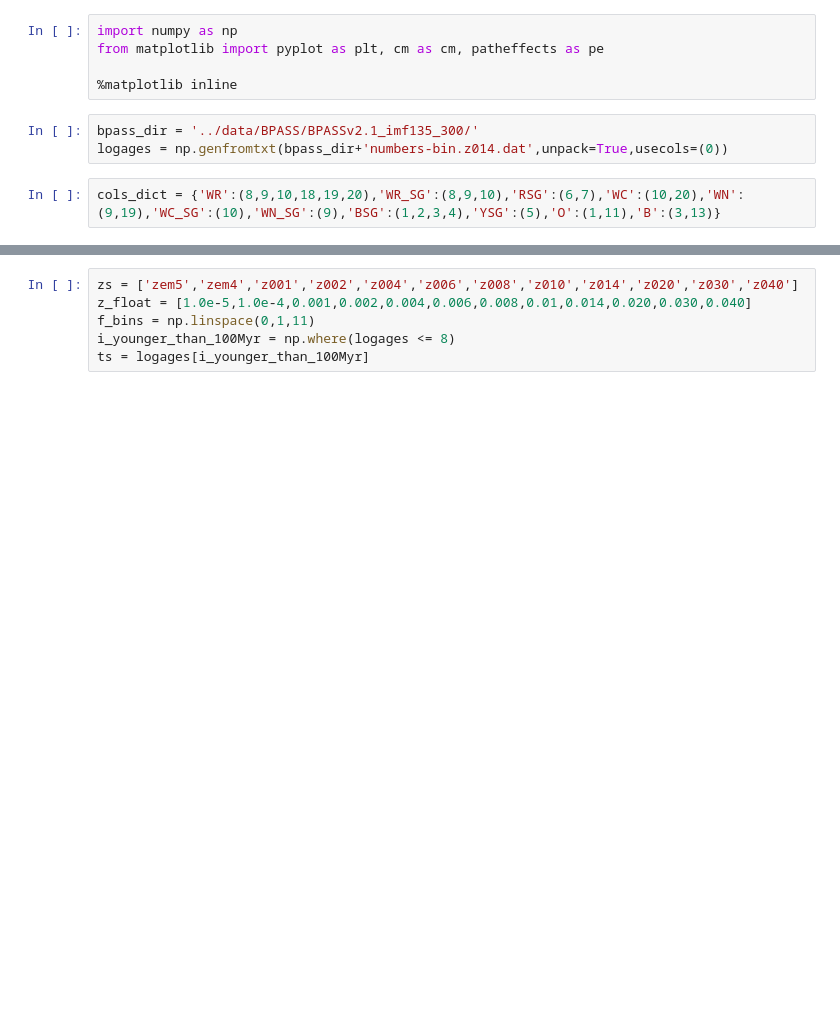
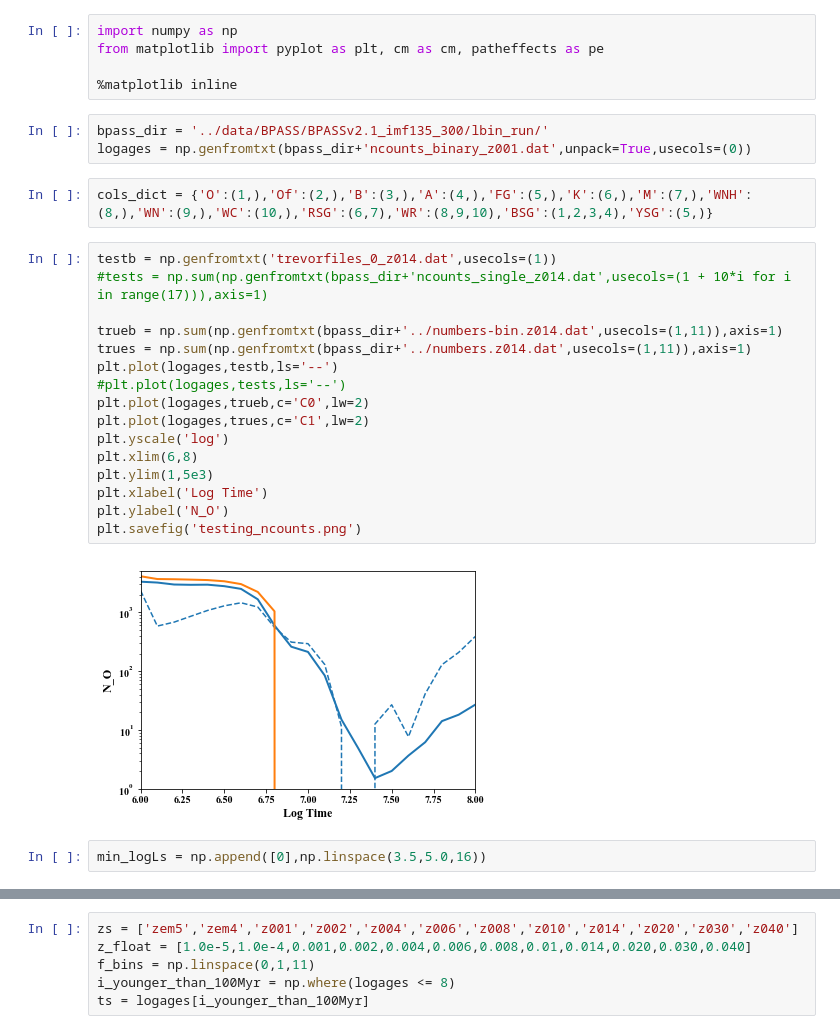
Before and after one commit to tzdwi/Diagnostics, a Jupyter notebook: code/diagnostics.ipynb, the cells around one changed output, grey strips where cells are left out. Saved outputs shown, nothing was run; the diff lists cells and outputs as text; blank space fills up the shorter version.

```diff
--- a/code/diagnostics.ipynb
+++ b/code/diagnostics.ipynb
@@ -4,7 +4,27 @@ from matplotlib import pyplot as plt, cm as cm, patheffects as pe
 
 %matplotlib inline
 # %%
-bpass_dir = '../data/BPASS/BPASSv2.1_imf135_300/'
-logages = np.genfromtxt(bpass_dir+'numbers-bin.z014.dat',unpack=True,usecols=(0))
+bpass_dir = '../data/BPASS/BPASSv2.1_imf135_300/lbin_run/'
+logages = np.genfromtxt(bpass_dir+'ncounts_binary_z001.dat',unpack=True,usecols=(0))
-# %%
-cols_dict = {'WR':(8,9,10,18,19,20),'WR_SG':(8,9,10),'RSG':(6,7),'WC':(10,20),'WN':(9,19),'WC_SG':(10),'WN_SG':(9),'BSG':(1,2,3,4),'YSG':(5),'O':(1,11),'B':(3,13)}
+# %%
+cols_dict = {'O':(1,),'Of':(2,),'B':(3,),'A':(4,),'FG':(5,),'K':(6,),'M':(7,),'WNH':(8,),'WN':(9,),'WC':(10,),'RSG':(6,7),'WR':(8,9,10),'BSG':(1,2,3,4),'YSG':(5,)}
+# %%
+testb = np.genfromtxt('trevorfiles_0_z014.dat',usecols=(1))
+#tests = np.sum(np.genfromtxt(bpass_dir+'ncounts_single_z014.dat',usecols=(1 + 10*i for i in range(17))),axis=1)
+
+trueb = np.sum(np.genfromtxt(bpass_dir+'../numbers-bin.z014.dat',usecols=(1,11)),axis=1)
+trues = np.sum(np.genfromtxt(bpass_dir+'../numbers.z014.dat',usecols=(1,11)),axis=1)
+plt.plot(logages,testb,ls='--')
+#plt.plot(logages,tests,ls='--')
+plt.plot(logages,trueb,c='C0',lw=2)
+plt.plot(logages,trues,c='C1',lw=2)
+plt.yscale('log')
+plt.xlim(6,8)
+plt.ylim(1,5e3)
+plt.xlabel('Log Time')
+plt.ylabel('N_O')
+plt.savefig('testing_ncounts.png')
+# %% [output]
+[figure, added]
+# %%
+min_logLs = np.append([0],np.linspace(3.5,5.0,16))
```
Also changed, not shown: parts of 17 cells of this notebook, 26 other files.
